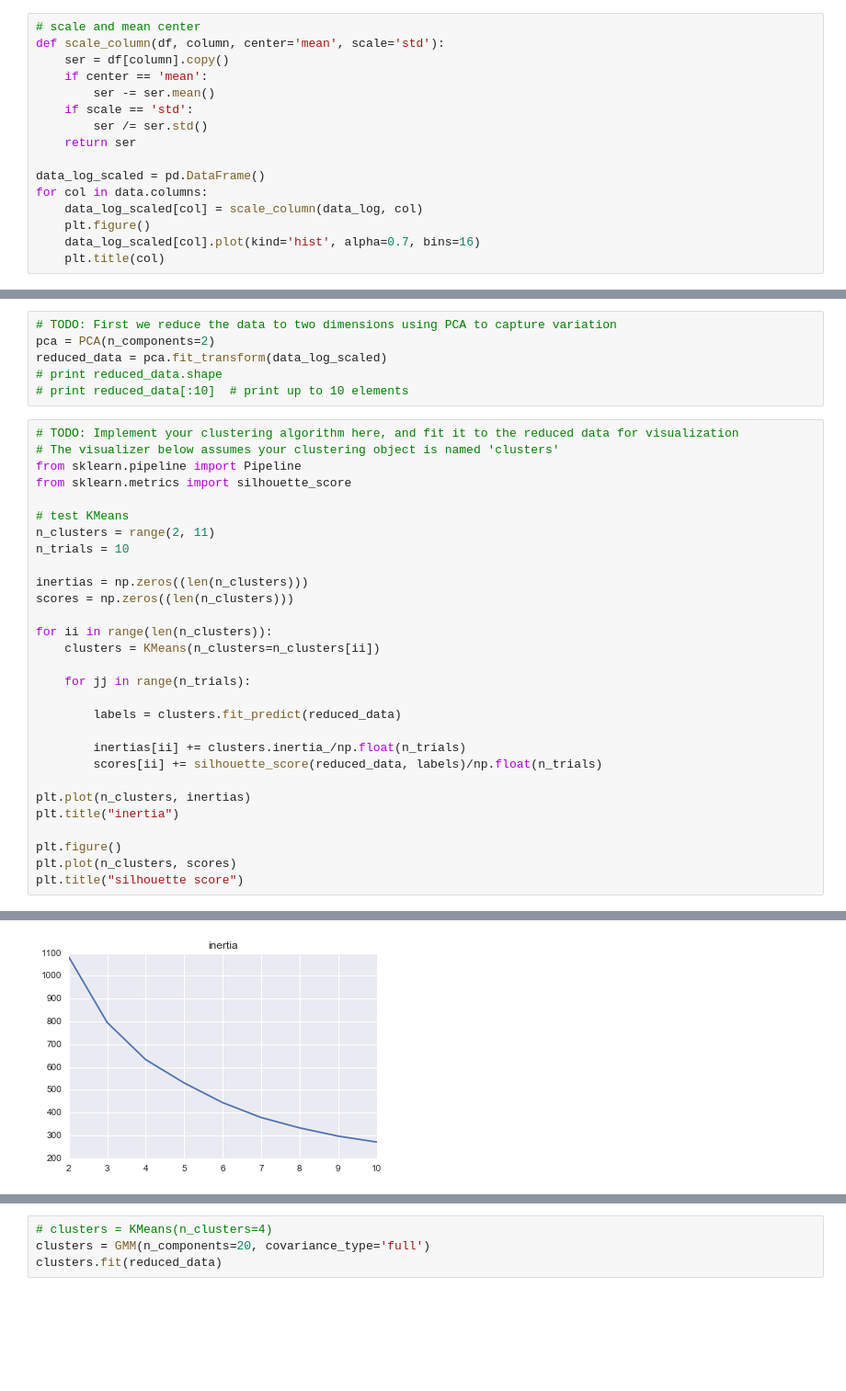
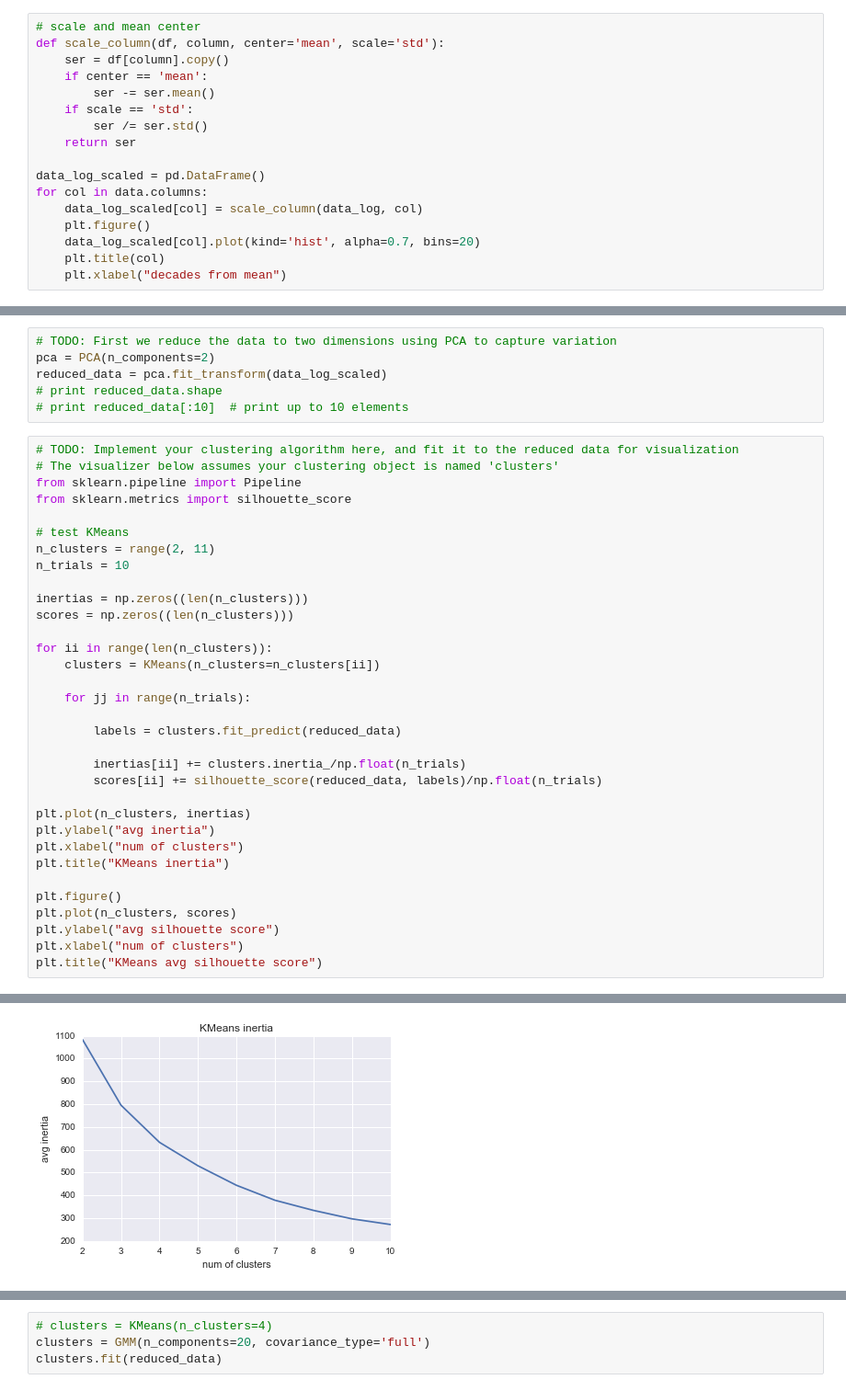
Before and after one commit to sharpround/customer_segments, a Jupyter notebook: customer_segments.ipynb, the cells around one changed output, grey strips where cells are left out. Shown at 92% size. Saved outputs shown, nothing was run; the diff lists cells and outputs as text; blank space fills up the shorter version.

```diff
--- a/customer_segments.ipynb
+++ b/customer_segments.ipynb
@@ -359,6 +360,7 @@ data_log_scaled = pd.DataFrame()
 for col in data.columns:
     data_log_scaled[col] = scale_column(data_log, col)
     plt.figure()
-    data_log_scaled[col].plot(kind='hist', alpha=0.7, bins=16)
+    data_log_scaled[col].plot(kind='hist', alpha=0.7, bins=20)
     plt.title(col)
+    plt.xlabel("decades from mean")
 # %% [output]
@@ -377,32 +379,36 @@ reduced_data = pca.fit_transform(data_log_scaled)
 # %%
 # TODO: Implement your clustering algorithm here, and fit it to the reduced data for visualization
 # The visualizer below assumes your clustering object is named 'clusters'
 from sklearn.pipeline import Pipeline
 from sklearn.metrics import silhouette_score
 
 # test KMeans
 n_clusters = range(2, 11)
 n_trials = 10
 
 inertias = np.zeros((len(n_clusters)))
 scores = np.zeros((len(n_clusters)))
 
 for ii in range(len(n_clusters)):
     clusters = KMeans(n_clusters=n_clusters[ii])
 
     for jj in range(n_trials):
 
         labels = clusters.fit_predict(reduced_data)
 
         inertias[ii] += clusters.inertia_/np.float(n_trials)
         scores[ii] += silhouette_score(reduced_data, labels)/np.float(n_trials)
 
 plt.plot(n_clusters, inertias)
-plt.title("inertia")
+plt.ylabel("avg inertia")
+plt.xlabel("num of clusters")
+plt.title("KMeans inertia")
 
 plt.figure()
 plt.plot(n_clusters, scores)
-plt.title("silhouette score")
+plt.ylabel("avg silhouette score")
+plt.xlabel("num of clusters")
+plt.title("KMeans avg silhouette score")
 # %% [output]
 <matplotlib.text.Text at 0x...>
-[figure, old version]
+[figure, new version]
```
Also changed, not shown: parts of 10 cells of this notebook.
